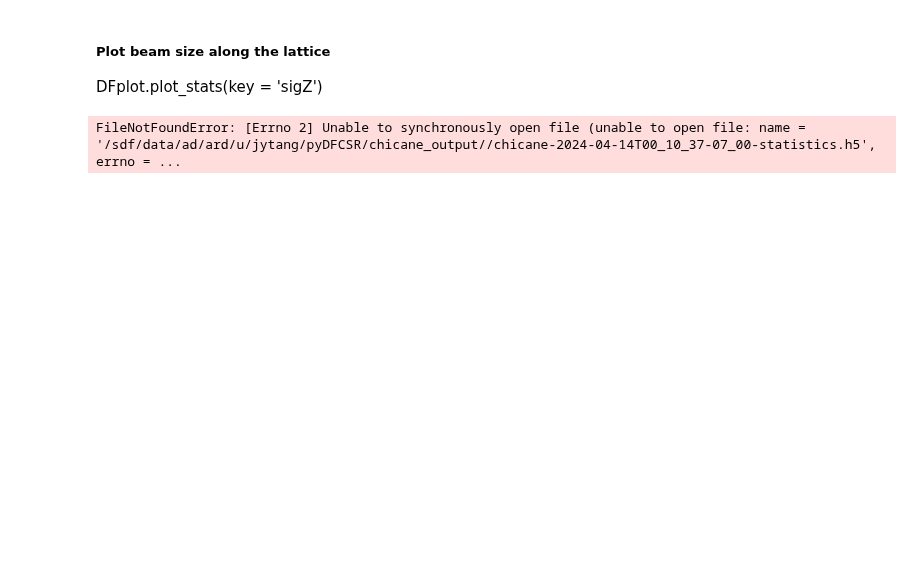
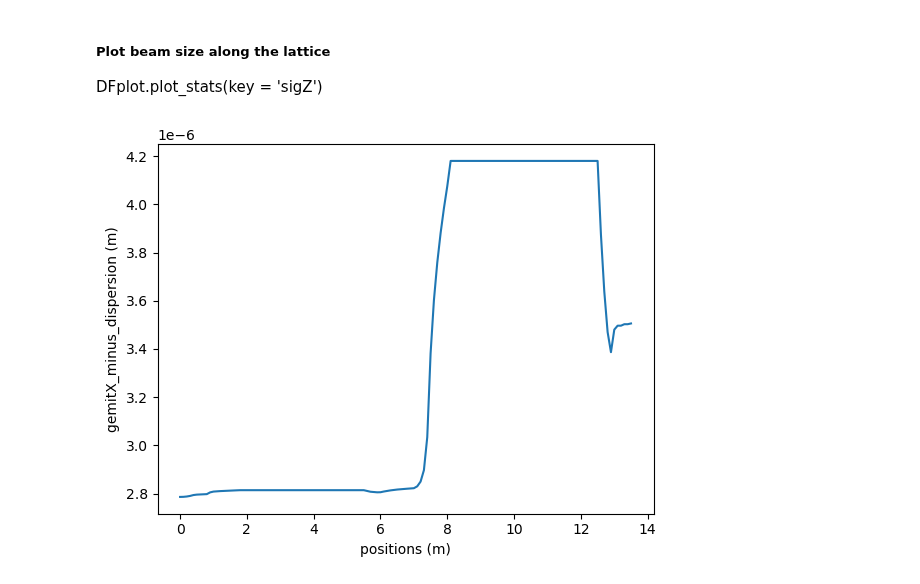
Before and after one commit to slaclab/pyDFCSR, a Jupyter notebook: pyDFCSR_2D/plot.ipynb, the cells around one changed output. Drawn from its saved outputs; the diff is of its cells as text; code cells hidden in the pictures; blank space fills up the shorter version.

```diff
--- a/pyDFCSR_2D/plot.ipynb
+++ b/pyDFCSR_2D/plot.ipynb
@@ -7,7 +15,7 @@ DFplot = DFCSR_postprocessor(run_name = '/chicane-2024-04-14T01_06_14-07_00',
 ##### Plot beam size along the lattice
 DFplot.plot_stats(key = 'sigZ')
 # %%
-DFplot.plot_stats(key = 'slope')
+DFplot.plot_stats(key = 'gemitX_minus_dispersion')
 # %% [output]
-FileNotFoundError: [Errno 2] Unable to synchronously open file (unable to open file: name = '/sdf/data/ad/ard/u/jytang/pyDFCSR/chicane_output//chicane-2024-04-14T00_10_37-07_00-statistics.h5', errno = ...
+[figure, added]
 # %%
```
Also changed, not shown: parts of 3 cells of this notebook, 10 other files.
